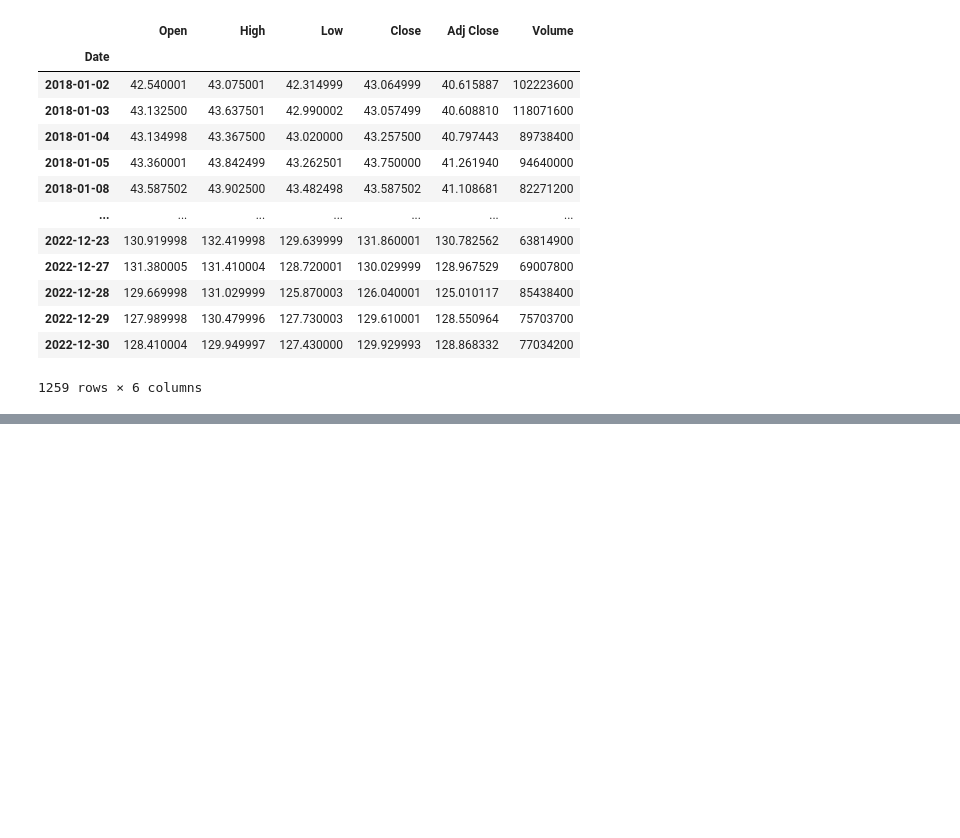
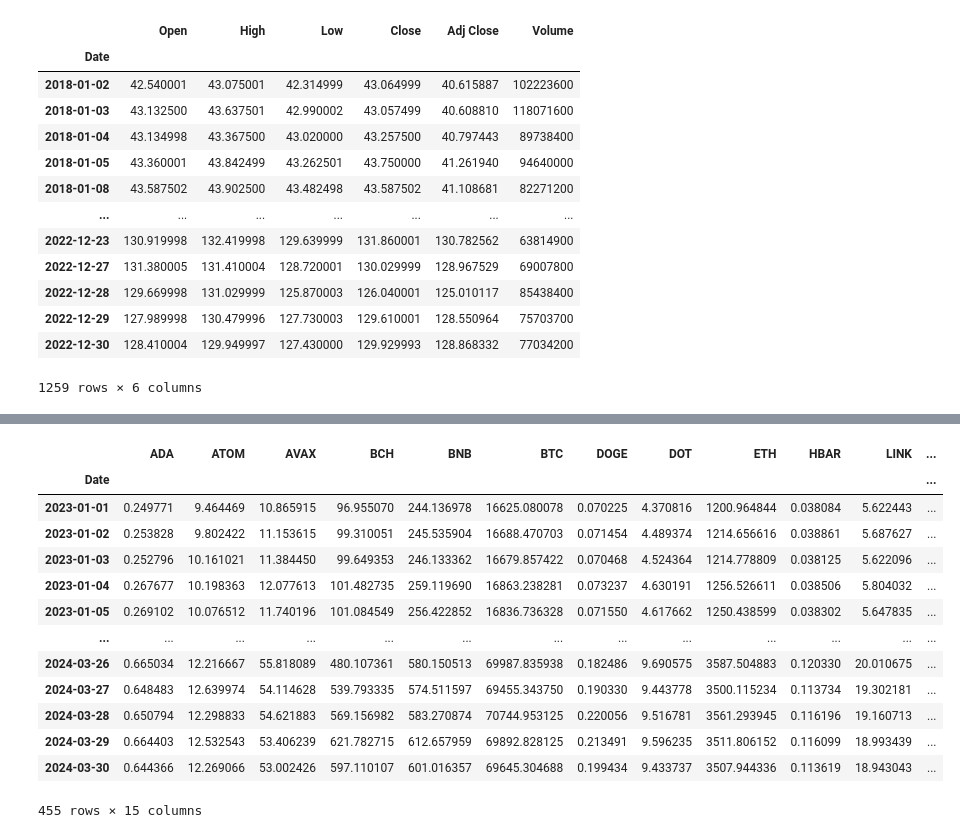
Before and after one commit to Deadeye111/fhgr-cds-305-trading-bot, a Jupyter notebook: Visuals/visuals.ipynb, the cells around one changed output, grey strips where cells are left out. Saved outputs shown, nothing was run; the diff lists cells and outputs as text; code cells hidden in the pictures; blank space fills up the shorter version.

```diff
--- a/Visuals/visuals.ipynb
+++ b/Visuals/visuals.ipynb
@@ -40,0 +85,17 @@ aapl
+# %%
+df
+# %% [output]
+|  | ADA | ATOM | AVAX | BCH | BNB | BTC | DOGE | DOT | ETH | HBAR | LINK | ... |
+| Date |  |  |  |  |  |  |  |  |  |  |  | ... |
+| 2023-01-01 | 0.249771 | 9.464469 | 10.865915 | 96.955070 | 244.136978 | 16625.080078 | 0.070225 | 4.370816 | 1200.964844 | 0.038084 | 5.622443 | ... |
+| 2023-01-02 | 0.253828 | 9.802422 | 11.153615 | 99.310051 | 245.535904 | 16688.470703 | 0.071454 | 4.489374 | 1214.656616 | 0.038861 | 5.687627 | ... |
+| 2023-01-03 | 0.252796 | 10.161021 | 11.384450 | 99.649353 | 246.133362 | 16679.857422 | 0.070468 | 4.524364 | 1214.778809 | 0.038125 | 5.622096 | ... |
+| 2023-01-04 | 0.267677 | 10.198363 | 12.077613 | 101.482735 | 259.119690 | 16863.238281 | 0.073237 | 4.630191 | 1256.526611 | 0.038506 | 5.804032 | ... |
+| 2023-01-05 | 0.269102 | 10.076512 | 11.740196 | 101.084549 | 256.422852 | 16836.736328 | 0.071550 | 4.617662 | 1250.438599 | 0.038302 | 5.647835 | ... |
+| ... | ... | ... | ... | ... | ... | ... | ... | ... | ... | ... | ... | ... |
+| 2024-03-26 | 0.665034 | 12.216667 | 55.818089 | 480.107361 | 580.150513 | 69987.835938 | 0.182486 | 9.690575 | 3587.504883 | 0.120330 | 20.010675 | ... |
+| 2024-03-27 | 0.648483 | 12.639974 | 54.114628 | 539.793335 | 574.511597 | 69455.343750 | 0.190330 | 9.443778 | 3500.115234 | 0.113734 | 19.302181 | ... |
+| 2024-03-28 | 0.650794 | 12.298833 | 54.621883 | 569.156982 | 583.270874 | 70744.953125 | 0.220056 | 9.516781 | 3561.293945 | 0.116196 | 19.160713 | ... |
+| 2024-03-29 | 0.664403 | 12.532543 | 53.406239 | 621.782715 | 612.657959 | 69892.828125 | 0.213491 | 9.596235 | 3511.806152 | 0.116099 | 18.993439 | ... |
+| 2024-03-30 | 0.644366 | 12.269066 | 53.002426 | 597.110107 | 601.016357 | 69645.304688 | 0.199434 | 9.433737 | 3507.944336 | 0.113619 | 18.943043 | ... |
+455 rows × 15 columns
```
Also changed, not shown: parts of 9 cells of this notebook, 1 other file.
